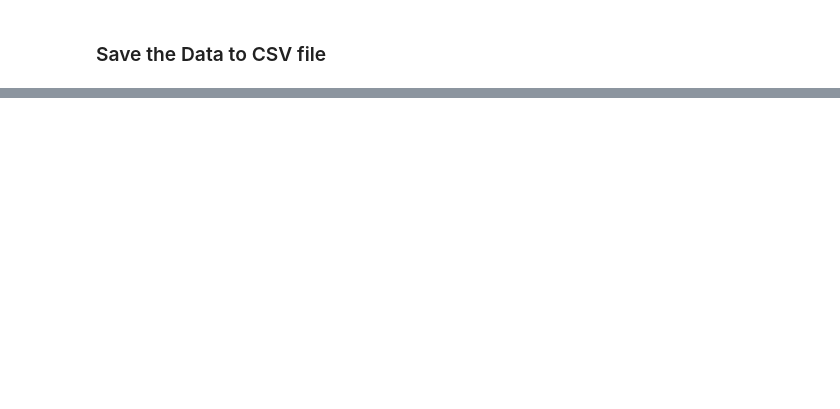
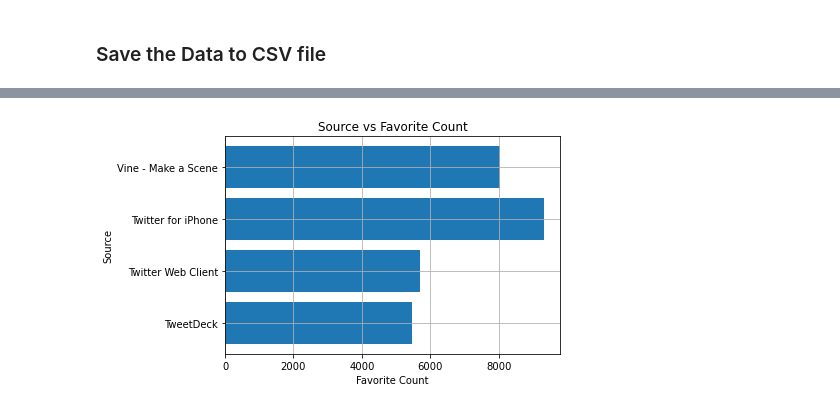
Before and after one commit to hebatea/We-Rate-Dogs-Twitter-Archive-Data-Wrangling, a Jupyter notebook: wrangling-act.ipynb, the cells around one changed output, grey strips where cells are left out. Drawn from its saved outputs; the diff is of its cells as text; code cells hidden in the pictures; blank space fills up the shorter version.

```diff
--- a/wrangling-act.ipynb
+++ b/wrangling-act.ipynb
@@ -804,0 +925,9 @@ image_clean.to_csv('./Data/image_clean.csv', index=False)
+# %%
+# We always drop one level from each category. This is called the baseline
+# Here the baseline is Vine - Make a Scene
+twitter_archive_cleaned[['iphone', 'web_client', 'tweetdeck']] = pd.get_dummies(twitter_archive_cleaned['source'])[['Twitter for iPhone', 'Twitter Web Client', 'TweetDeck']]
+
+# We already define the intercept before
+lm = sm.OLS(twitter_archive_cleaned.favorite_count, twitter_archive_cleaned[['intercept', 'iphone', 'web_client', 'tweetdeck']])
+results = lm.fit()
+results.summary()
@@ -804,0 +956,11 @@ image_clean.to_csv('./Data/image_clean.csv', index=False)
+# %%
+tweets_sum = twitter_archive_cleaned.groupby('source')['favorite_count'].mean()
+# %%
+plt.figure();
+plt.barh(tweets_sum.index, tweets_sum.values)
+plt.title('Source vs Favorite Count')
+plt.ylabel('Source')
+plt.xlabel('Favorite Count')
+plt.grid(True);
+# %% [output]
+[figure, added]
```
Also changed, not shown: parts of 87 cells of this notebook, 2 other files.
